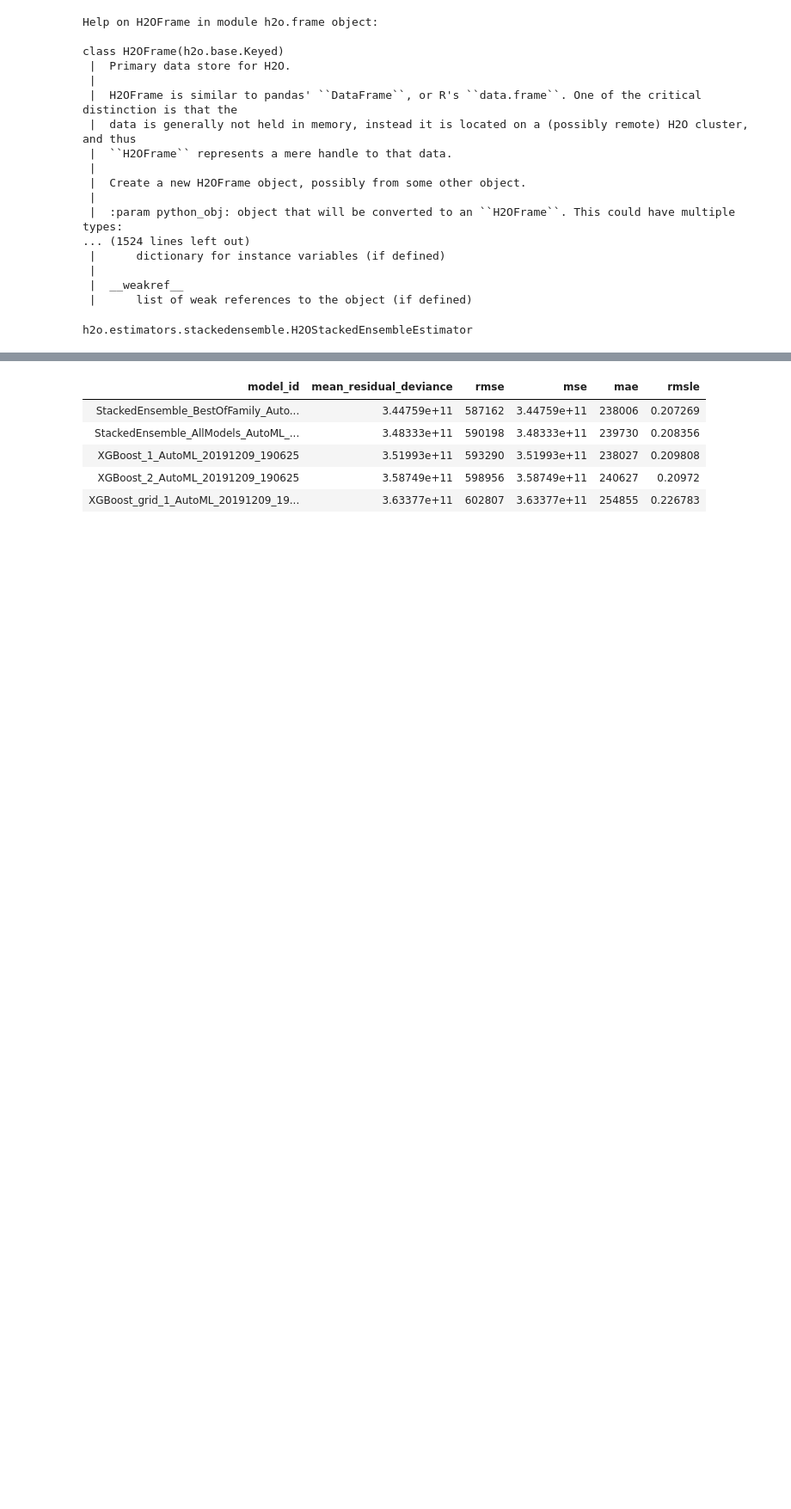
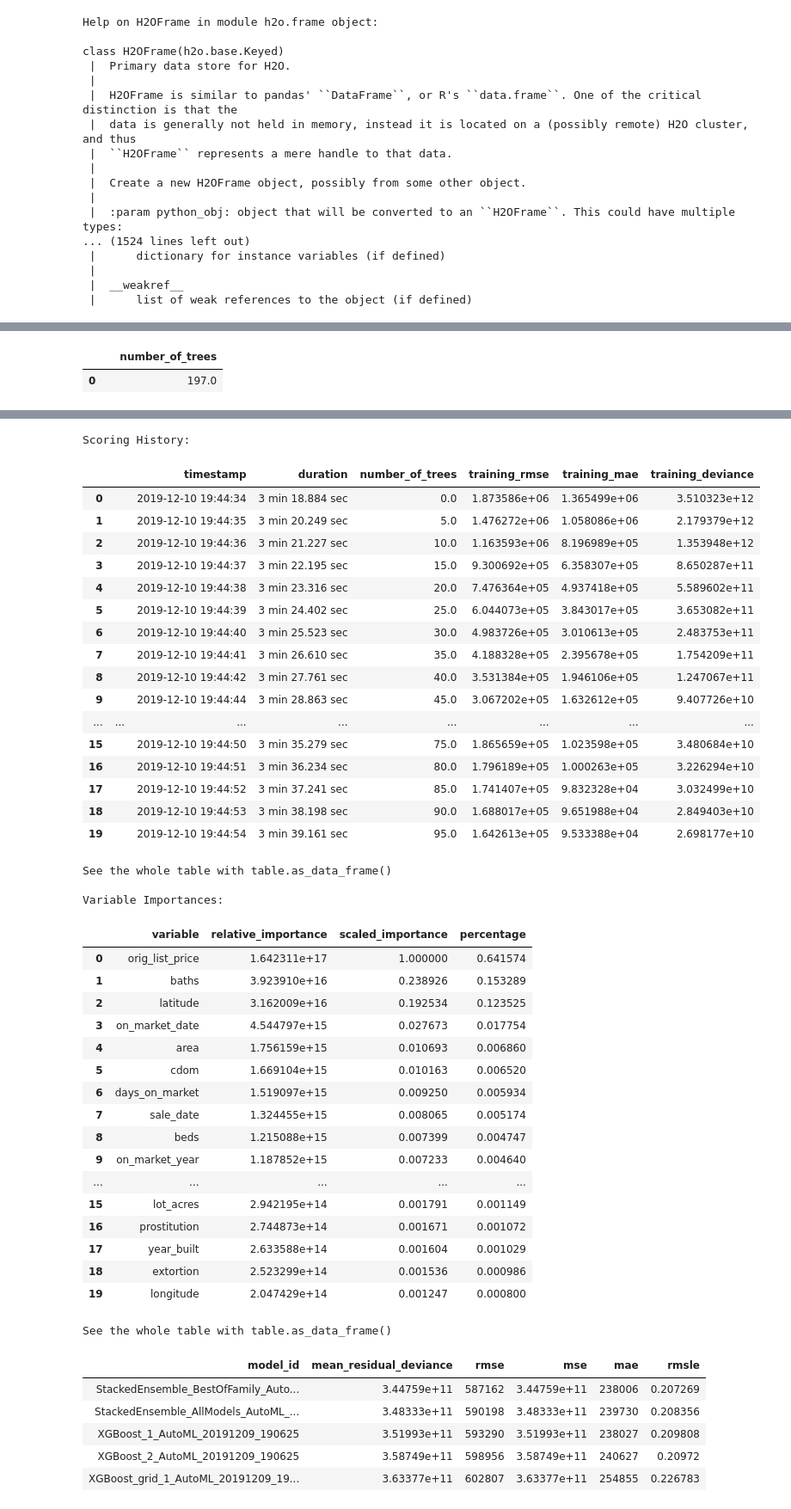
Before and after one commit to jaisal1024/capstone, a Jupyter notebook: Models/H20_models.ipynb, the cells around one changed output, grey strips where cells are left out. Shown at 86% size. Drawn from its saved outputs; the diff is of its cells as text; code cells hidden in the pictures; blank space fills up the shorter version.

```diff
--- a/Models/H20_models.ipynb
+++ b/Models/H20_models.ipynb
@@ -115,7 +111,6 @@ class H2OFrame(h2o.base.Keyed)
  |
  |  __weakref__
  |      list of weak references to the object (if defined)
-# %%
-type(aml.leader)
-# %% [output]
-h2o.estimators.stackedensemble.H2OStackedEnsembleEstimator
+# %%
+aml.leader
+# %% [output]
@@ -121,0 +124,2 @@ h2o.estimators.stackedensemble.H2OStackedEnsembleEstimator
+|  |  | number_of_trees |
+| 0 |  | 197.0 |
@@ -122,3 +153,42 @@ h2o.estimators.stackedensemble.H2OStackedEnsembleEstimator
+Scoring History:
+|  |  | timestamp | duration | number_of_trees | training_rmse | training_mae | training_deviance |
+| 0 |  | 2019-12-10 19:44:34 | 3 min 18.884 sec | 0.0 | 1.873586e+06 | 1.365499e+06 | 3.510323e+12 |
+| 1 |  | 2019-12-10 19:44:35 | 3 min 20.249 sec | 5.0 | 1.476272e+06 | 1.058086e+06 | 2.179379e+12 |
+| 2 |  | 2019-12-10 19:44:36 | 3 min 21.227 sec | 10.0 | 1.163593e+06 | 8.196989e+05 | 1.353948e+12 |
+| 3 |  | 2019-12-10 19:44:37 | 3 min 22.195 sec | 15.0 | 9.300692e+05 | 6.358307e+05 | 8.650287e+11 |
+| 4 |  | 2019-12-10 19:44:38 | 3 min 23.316 sec | 20.0 | 7.476364e+05 | 4.937418e+05 | 5.589602e+11 |
+| 5 |  | 2019-12-10 19:44:39 | 3 min 24.402 sec | 25.0 | 6.044073e+05 | 3.843017e+05 | 3.653082e+11 |
+| 6 |  | 2019-12-10 19:44:40 | 3 min 25.523 sec | 30.0 | 4.983726e+05 | 3.010613e+05 | 2.483753e+11 |
+| 7 |  | 2019-12-10 19:44:41 | 3 min 26.610 sec | 35.0 | 4.188328e+05 | 2.395678e+05 | 1.754209e+11 |
+| 8 |  | 2019-12-10 19:44:42 | 3 min 27.761 sec | 40.0 | 3.531384e+05 | 1.946106e+05 | 1.247067e+11 |
+| 9 |  | 2019-12-10 19:44:44 | 3 min 28.863 sec | 45.0 | 3.067202e+05 | 1.632612e+05 | 9.407726e+10 |
+| ... | ... | ... | ... | ... | ... | ... | ... |
+| 15 |  | 2019-12-10 19:44:50 | 3 min 35.279 sec | 75.0 | 1.865659e+05 | 1.023598e+05 | 3.480684e+10 |
+| 16 |  | 2019-12-10 19:44:51 | 3 min 36.234 sec | 80.0 | 1.796189e+05 | 1.000263e+05 | 3.226294e+10 |
+| 17 |  | 2019-12-10 19:44:52 | 3 min 37.241 sec | 85.0 | 1.741407e+05 | 9.832328e+04 | 3.032499e+10 |
+| 18 |  | 2019-12-10 19:44:53 | 3 min 38.198 sec | 90.0 | 1.688017e+05 | 9.651988e+04 | 2.849403e+10 |
+| 19 |  | 2019-12-10 19:44:54 | 3 min 39.161 sec | 95.0 | 1.642613e+05 | 9.533388e+04 | 2.698177e+10 |
+See the whole table with table.as_data_frame()
+
+Variable Importances:
+|  | variable | relative_importance | scaled_importance | percentage |
+| 0 | orig_list_price | 1.642311e+17 | 1.000000 | 0.641574 |
+| 1 | baths | 3.923910e+16 | 0.238926 | 0.153289 |
+| 2 | latitude | 3.162009e+16 | 0.192534 | 0.123525 |
+| 3 | on_market_date | 4.544797e+15 | 0.027673 | 0.017754 |
+| 4 | area | 1.756159e+15 | 0.010693 | 0.006860 |
+| 5 | cdom | 1.669104e+15 | 0.010163 | 0.006520 |
+| 6 | days_on_market | 1.519097e+15 | 0.009250 | 0.005934 |
+| 7 | sale_date | 1.324455e+15 | 0.008065 | 0.005174 |
+| 8 | beds | 1.215088e+15 | 0.007399 | 0.004747 |
+| 9 | on_market_year | 1.187852e+15 | 0.007233 | 0.004640 |
+| ... | ... | ... | ... | ... |
+| 15 | lot_acres | 2.942195e+14 | 0.001791 | 0.001149 |
+| 16 | prostitution | 2.744873e+14 | 0.001671 | 0.001072 |
+| 17 | year_built | 2.633588e+14 | 0.001604 | 0.001029 |
+| 18 | extortion | 2.523299e+14 | 0.001536 | 0.000986 |
+| 19 | longitude | 2.047429e+14 | 0.001247 | 0.000800 |
+See the whole table with table.as_data_frame()
 # %%
 # View the AutoML Leaderboard
 lb = aml.leaderboard
```
Also changed, not shown: parts of 17 cells of this notebook, 16 other files.
